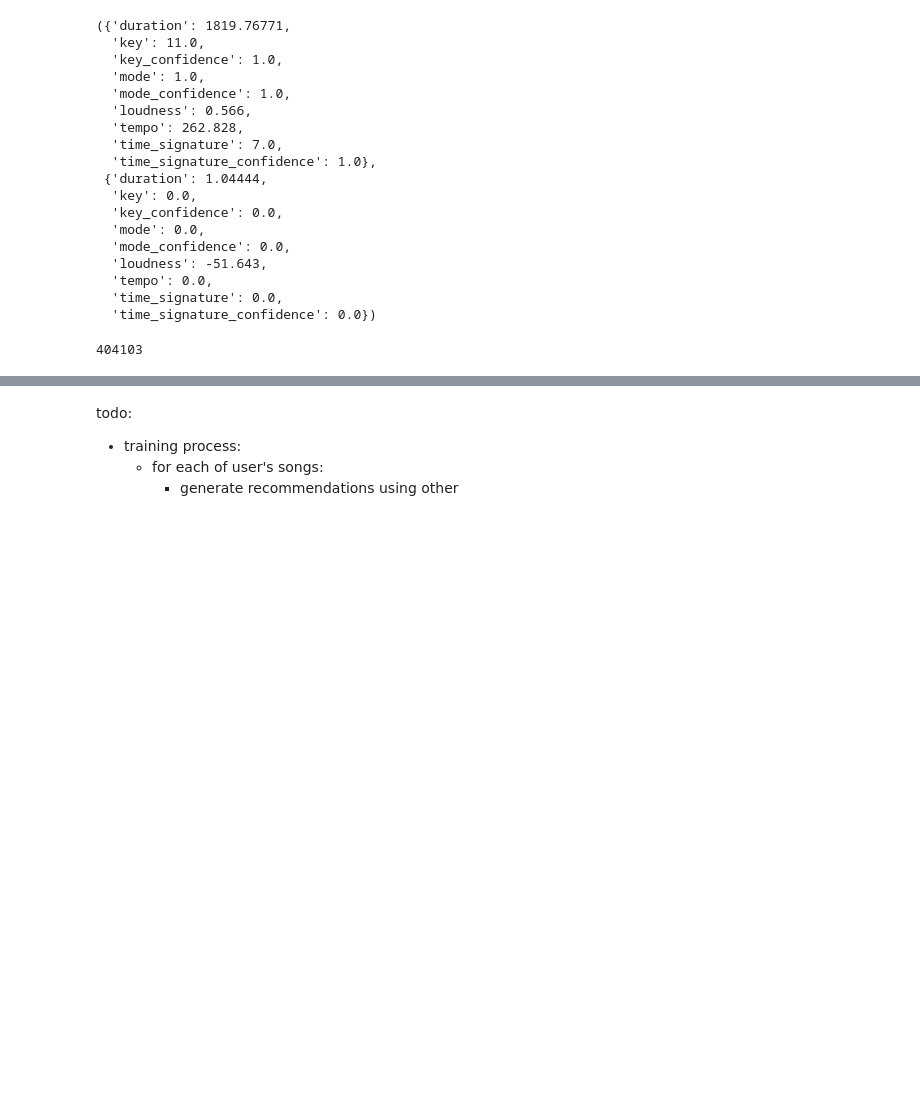
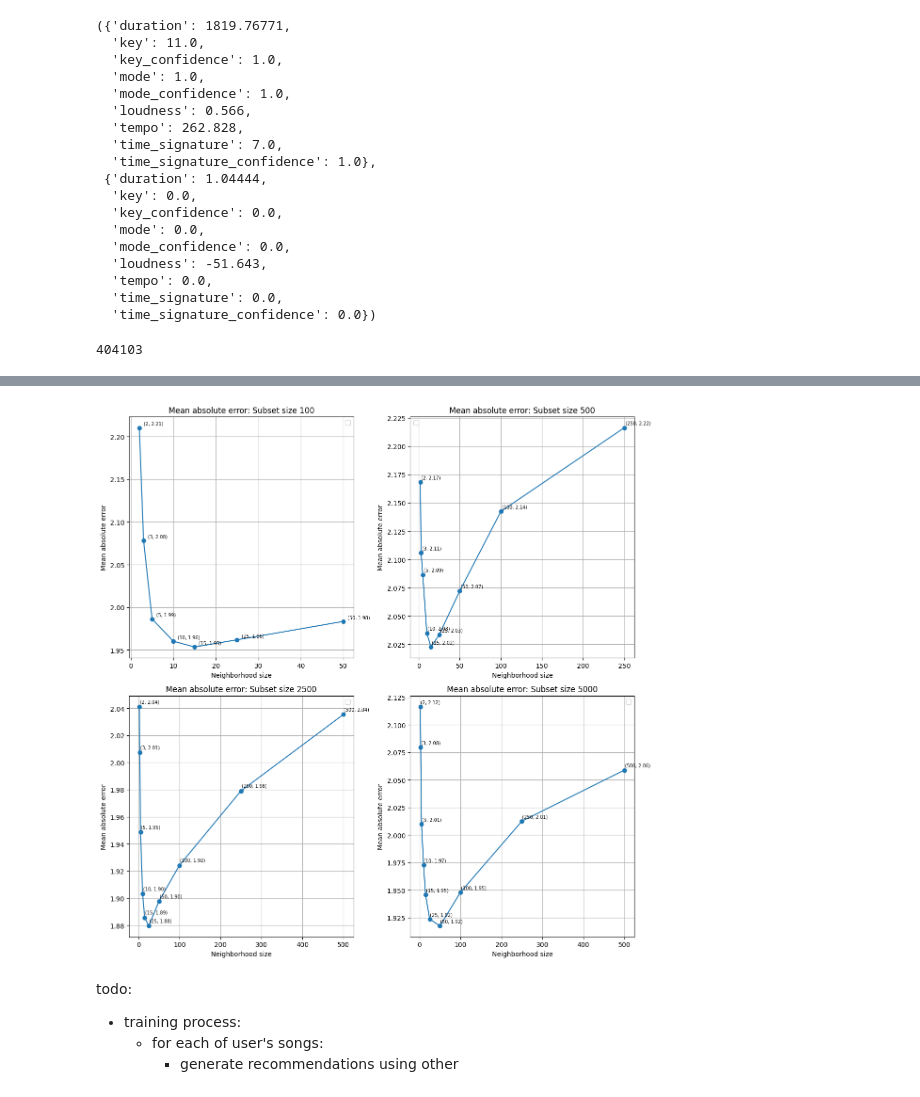
Before and after one commit to huang0h/ds4420-project, a Jupyter notebook: hybrid_collaborative_filtering/working_no-lyrics.ipynb, the cells around one changed output, grey strips where cells are left out. Drawn from its saved outputs; the diff is of its cells as text; code cells hidden in the pictures; blank space fills up the shorter version.

Commit message:
initial results

```diff
--- a/hybrid_collaborative_filtering/working_no-lyrics.ipynb
+++ b/hybrid_collaborative_filtering/working_no-lyrics.ipynb
@@ -188,9 +190,3 @@ index_to_userid = { v: k for k, v in userid_to_index.items() }
 # %%
 RAND_SEED = 221
 rand = np.random.default_rng(RAND_SEED)
-# %%
-# Generate random user subset
-subset_size = 5000
-user_subset = rand.choice(len(average_user_profiles), subset_size, replace=False)
-index_subset_mapping = { i: index_to_userid[user_id] for i, user_id in enumerate(user_subset) }
-subset_index_mapping = { v: k for k, v in index_subset_mapping.items() }
@@ -224,3 +264,10 @@ def run_neighborhood_analysis(neighborhood_size):
 # %%
-neighborhood_sizes = [3, 5, 10, 25, 50, 100, 250, 500, 1000]
-errors = [run_neighborhood_analysis(size) for size in neighborhood_sizes]
+subset_sizes = [100, 500, 2500, 5000]
+neighborhood_sizes = [2, 3, 5, 10, 15, 25, 50, 100, 250, 500]
+
+results = {}
+
+for size in subset_sizes:
+    results[size] = simulate_subset(size, rand, [s for s in neighborhood_sizes if s < size])[3]
+
+results
@@ -248,3 +274,48 @@ MSE: 29.72595568405758
+# %%
+# Plot results, one line for each subset size
+
+fig, axs = plt.subplots(2, 2, figsize=(12, 12))
+# texts = []
+
+for i, ax in enumerate(axs.flatten()):
+    size = subset_sizes[i]
+    this_neighborhood_sizes = [s for s in neighborhood_sizes if s < size]
+
+    ax.plot(this_neighborhood_sizes, [r[1] for r in results[size]], marker='o')
+
+    # t = []
+    for i, _ in enumerate(this_neighborhood_sizes):
+        ax.text(this_neighborhood_sizes[i] + 1, results[size][i][1] + 0.002, f'({this_neighborhood_sizes[i]}, {results[size][i][1]:.2f})', fontsize=7, ha='left', va='bottom')
+        # t.append(ax.text(this_neighborhood_sizes[i], results[size][i][1], f'({this_neighborhood_sizes[i]}, {results[size][i][1]:.2f})', fontsize=7))
+        # texts.append(t)
+
+    ax.set_title(f'Mean absolute error: Subset size {size}')
+    ax.set_xlabel('Neighborhood size')
+    ax.set_ylabel('Mean absolute error')
+    ax.legend()
+    ax.grid(True)
+
+# for i, ax in enumerate(axs.flatten()):
+#     adjust_text(texts[i], ax=ax, arrowprops=dict(arrowstyle='->', color='red'))
+
+plt.tight_layout()
+plt.show()
+
+# for size in subset_sizes:
+#     this_neighborhood_sizes = [s for s in neighborhood_sizes if s < size]
+
+#     plt.plot(this_neighborhood_sizes, [r[1] for r in results[size]], label=f'Subset size {size}', marker='o')
+
+#     for i, _ in enumerate(this_neighborhood_sizes):
+#         texts.append(plt.text(this_neighborhood_sizes[i], results[size][i][1], f'({this_neighborhood_sizes[i]:.2f}, {results[size][i][1]:.2f})', fontsize=7))
+
+
+# plt.title('Mean absolute error by neighborhood size')
+# plt.xlabel('Neighborhood size')
+# plt.ylabel('Mean absolute error')
+# plt.legend()
+# %% [output]
+[figure, added]
 # %% [markdown]
 todo:
 - training process:
```
Also changed, not shown: parts of 8 cells of this notebook, 1 other file.
